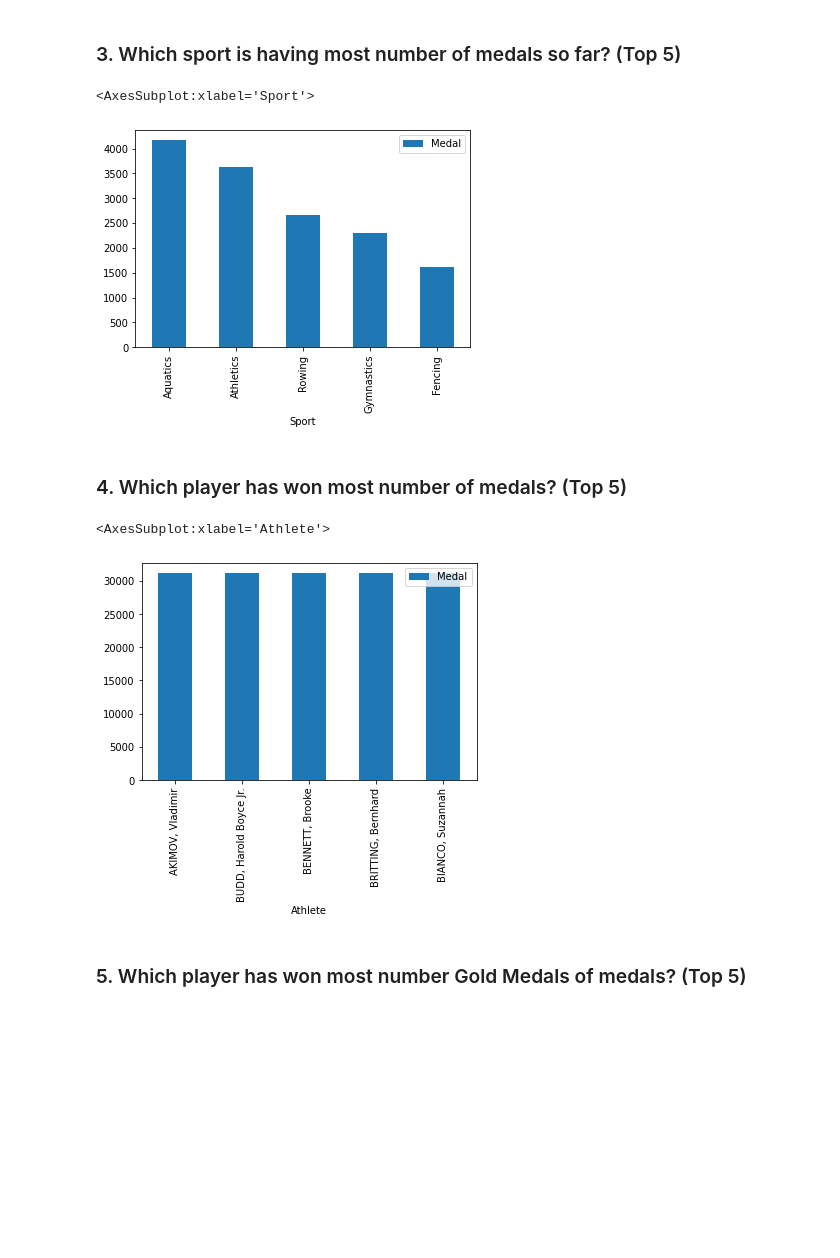
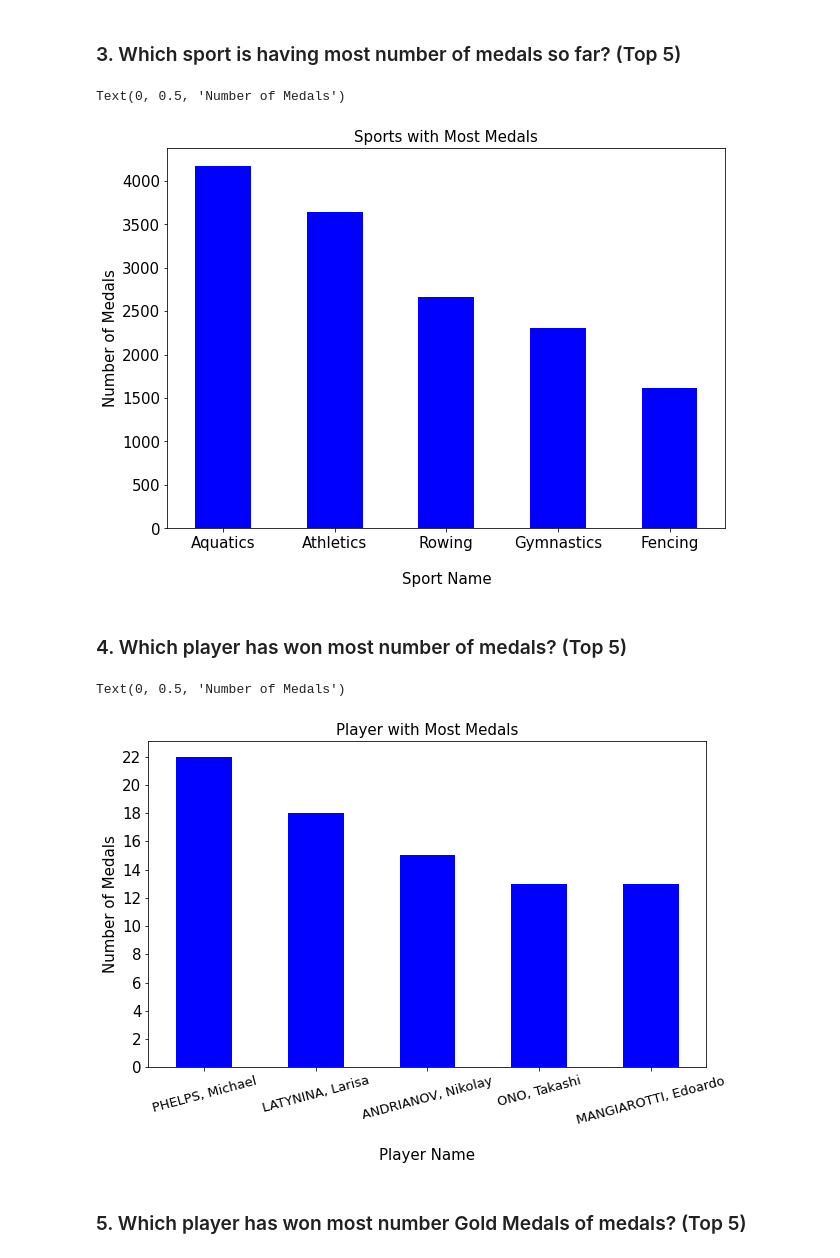
Before and after one commit to mohit-pawar4072/ETG_Olympics-_data_analysis, a Jupyter notebook: Summer.ipynb, the cells around one changed output. Cells and saved outputs as stored; diff of their text form; code cells hidden in the pictures; blank space fills up the shorter version.

```diff
--- a/Summer.ipynb
+++ b/Summer.ipynb
@@ -56,7 +65,12 @@ for sport in df['Sport'].unique():
-# %%
-pd.DataFrame(data, columns= ['Sport','Medal']).sort_values(by='Medal',ascending=False).head().plot(x='Sport',y='Medal',kind='bar')
-# %% [output]
-<AxesSubplot:xlabel='Sport'>
-[figure, removed]
+# %%
+df["Sport"].value_counts().head().plot.bar(figsize = (10,7),color="blue")
+plt.xticks(rotation=0, horizontalalignment="center",size=15)
+plt.yticks(size=15)
+plt.title("Sports with Most Medals",size=15)
+plt.xlabel("\nSport Name",size=15)
+plt.ylabel("Number of Medals",size=15)
+# %% [output]
+Text(0, 0.5, 'Number of Medals')
+[figure, added]
 # %% [markdown]
 ### 4. Which player has won most number of medals? (Top 5)
@@ -67,7 +77,12 @@ for player in df['Athlete'].unique():
-# %%
-pd.DataFrame(data, columns= ['Athlete','Medal']).sort_values(by='Medal',ascending=False).head().plot(x='Athlete',y='Medal',kind='bar')
-# %% [output]
-<AxesSubplot:xlabel='Athlete'>
-[figure, removed]
+# %%
+df["Athlete"].value_counts().head().plot.bar(figsize = (10,6),color="blue")
+plt.xticks(rotation=15, horizontalalignment="center",size=13)
+plt.yticks(np.arange(0,24,step=2),size=15)
+plt.title("Player with Most Medals",size=15)
+plt.xlabel("\nPlayer Name",size=15)
+plt.ylabel("Number of Medals",size=15)
+# %% [output]
+Text(0, 0.5, 'Number of Medals')
+[figure, added]
 # %% [markdown]
 ### 5. Which player has won most number Gold Medals of medals? (Top 5)
```
Also changed, not shown: parts of 17 cells of this notebook.
